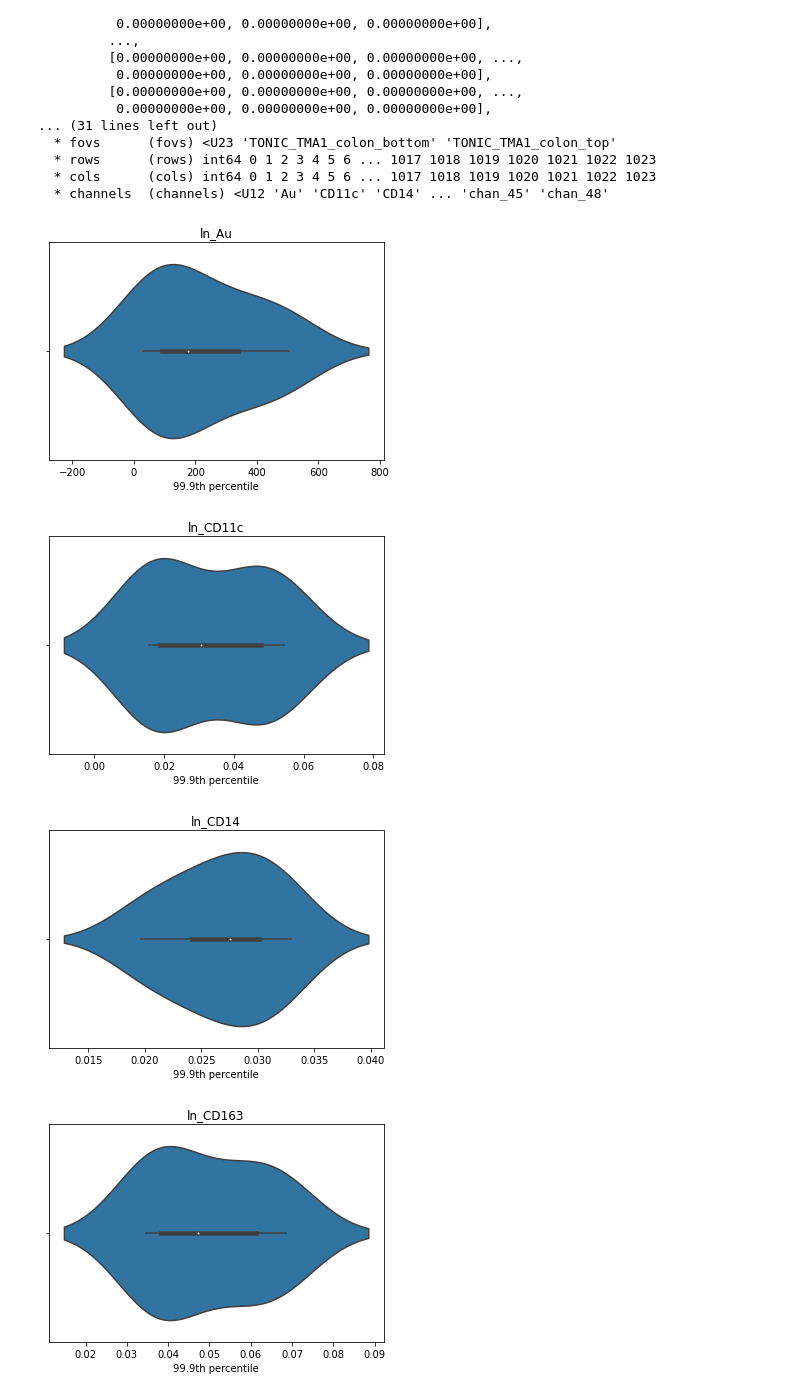
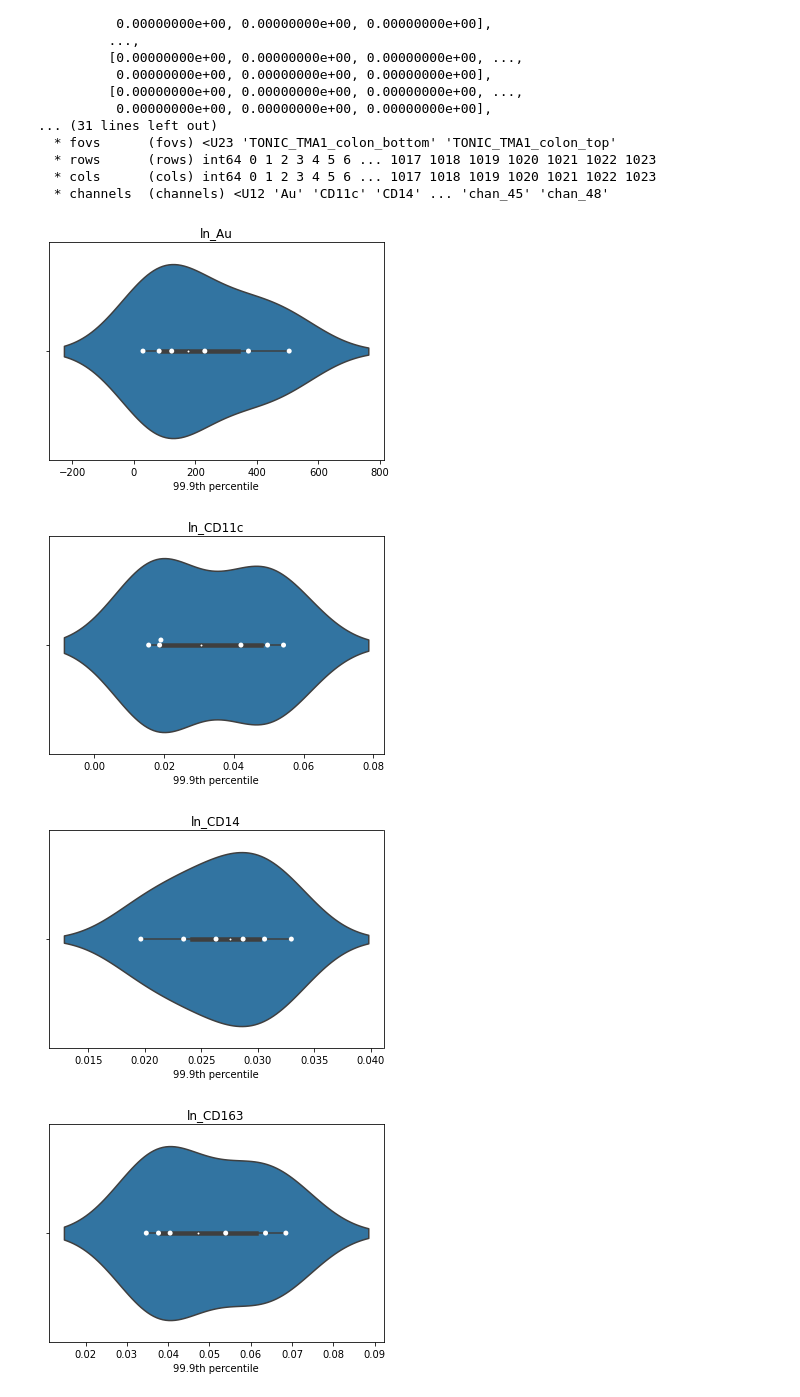
Before and after one commit to angelolab/toffy, a Jupyter notebook: toffy/qc_metrics_violin_plots.ipynb, the cells around one changed output. Saved outputs shown, nothing was run; the diff lists cells and outputs as text; code cells hidden in the pictures.

```diff
--- a/toffy/qc_metrics_violin_plots.ipynb
+++ b/toffy/qc_metrics_violin_plots.ipynb
@@ -67,19 +67,22 @@ channels = list(test.channels.values)
 # %%
 for i in range(len(tissues_list)):
     samples = [x for x in normals_list if x.split("_")[2]==tissues_list[i]]
 
     for j in range(len(channels)):
         qc_metrics_per_channel = []
 
         for k in range(len(samples)):
             qc_metrics_per_channel += [qc_comp.compute_99_9_intensity(test.loc[samples[k],0:1023,0:1023,channels[j]])]
 
         ax = sns.violinplot(qc_metrics_per_channel)
+        ax = sns.swarmplot(qc_metrics_per_channel,color="white")
+
+
         ax.set_title(tissues_list[i] + "_" + channels[j])
         ax.set(xlabel="99.9th percentile")
         plt.show()
 # %% [output]
-[figure, old version]
+[figure, new version]
-[figure, old version]
+[figure, new version]
-[figure, old version]
+[figure, new version]
-[figure, old version]
+[figure, new version]
```
Also changed, not shown: parts of 2 cells of this notebook.
